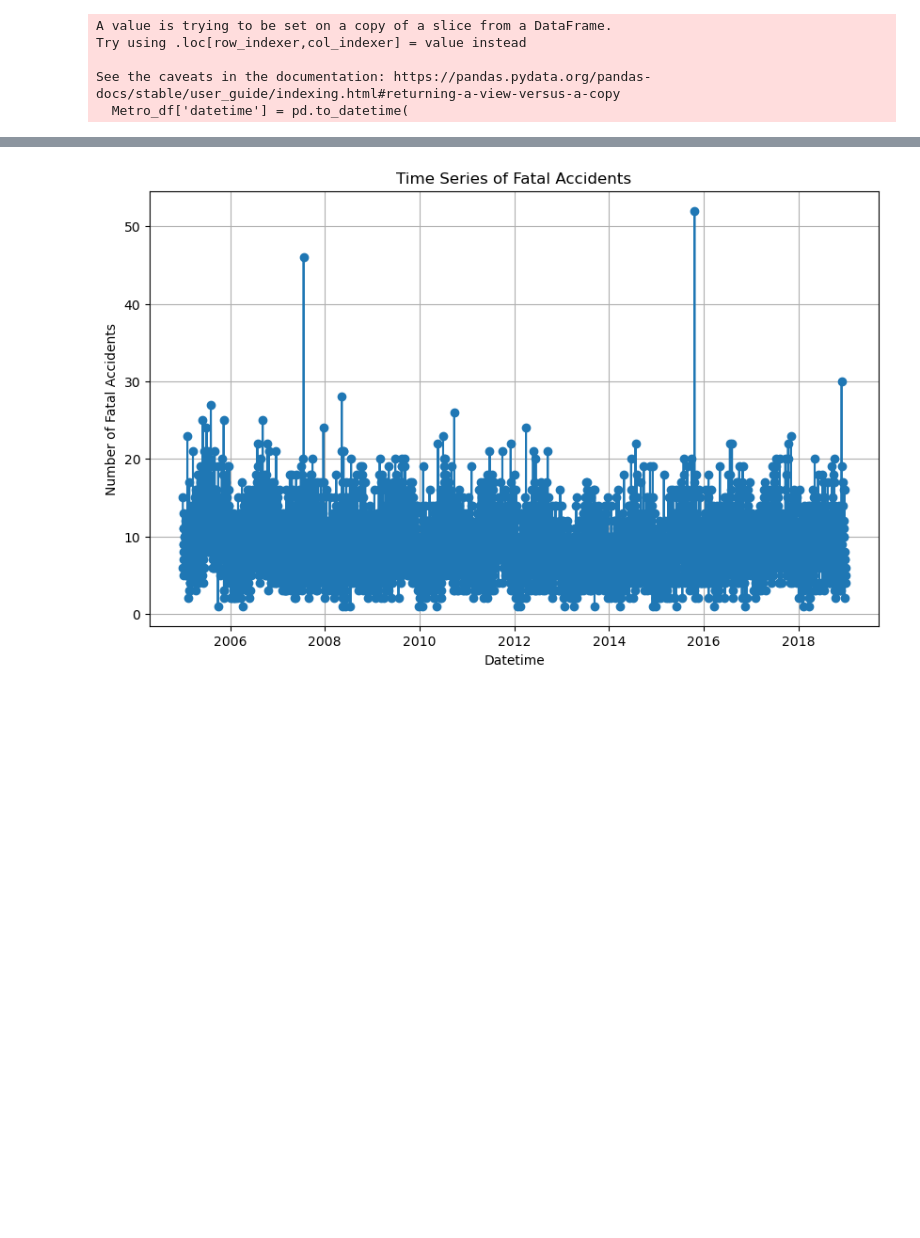
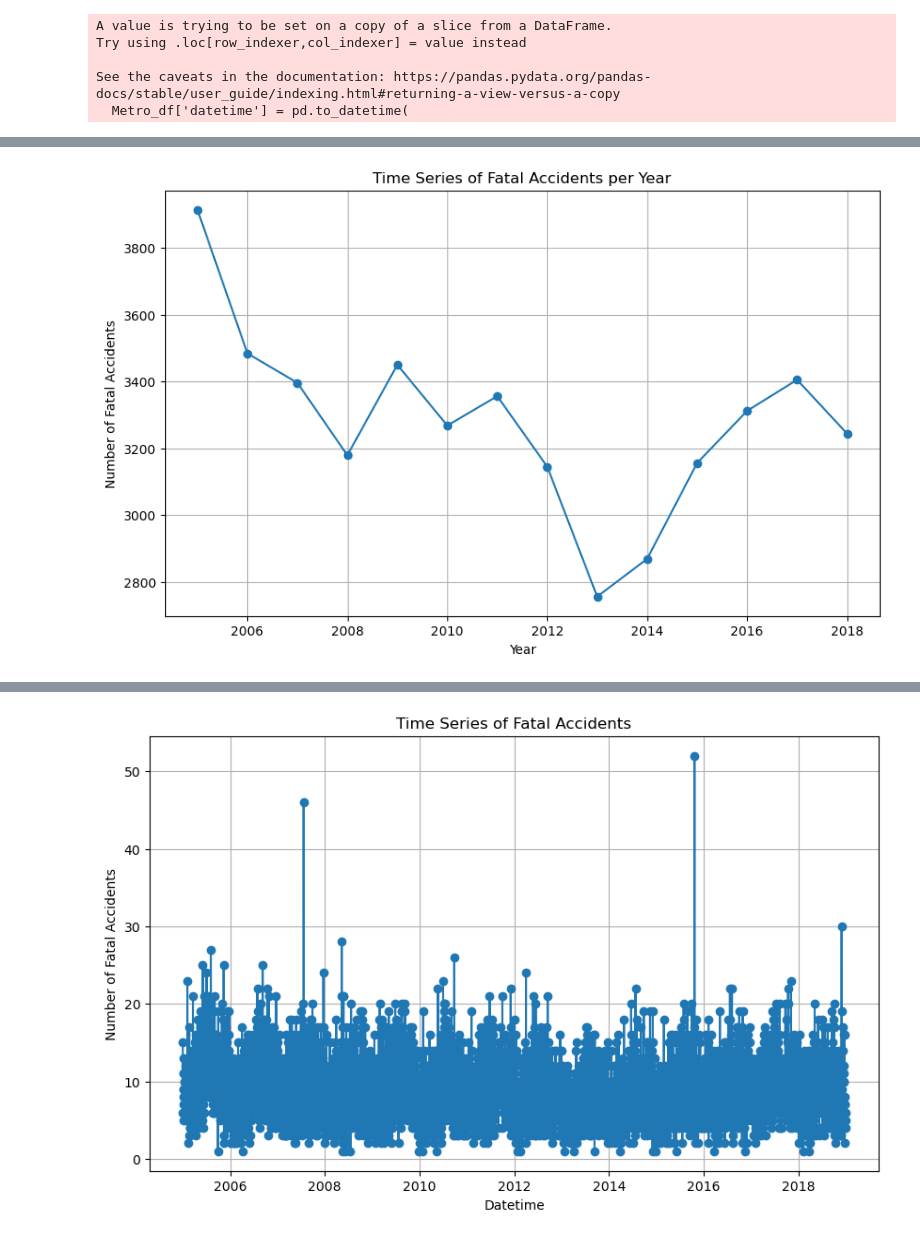
Before and after one commit to tiagoru/Road_accidents_france, a Jupyter notebook: Sprint_2_test.ipynb, the cells around one changed output, grey strips where cells are left out. Saved outputs shown, nothing was run; the diff lists cells and outputs as text; code cells hidden in the pictures; blank space fills up the shorter version.

```diff
--- a/Sprint_2_test.ipynb
+++ b/Sprint_2_test.ipynb
@@ -184,0 +246,13 @@ See the caveats in the documentation: https://pandas.pydata.org/pandas-docs/stab
+# %%
+fatal_counts = Metro_df[Metro_df['fatal'] == 1]['year'].value_counts().sort_index()
+
+# Plot the time series of fatal accidents per year
+plt.figure(figsize=(10, 6))
+plt.plot(fatal_counts.index, fatal_counts.values, marker='o')
+plt.xlabel('Year')
+plt.ylabel('Number of Fatal Accidents')
+plt.title('Time Series of Fatal Accidents per Year')
+plt.grid(True)
+plt.show()
+# %% [output]
+[figure, added]
```
Also changed, not shown: parts of 5 cells of this notebook.
